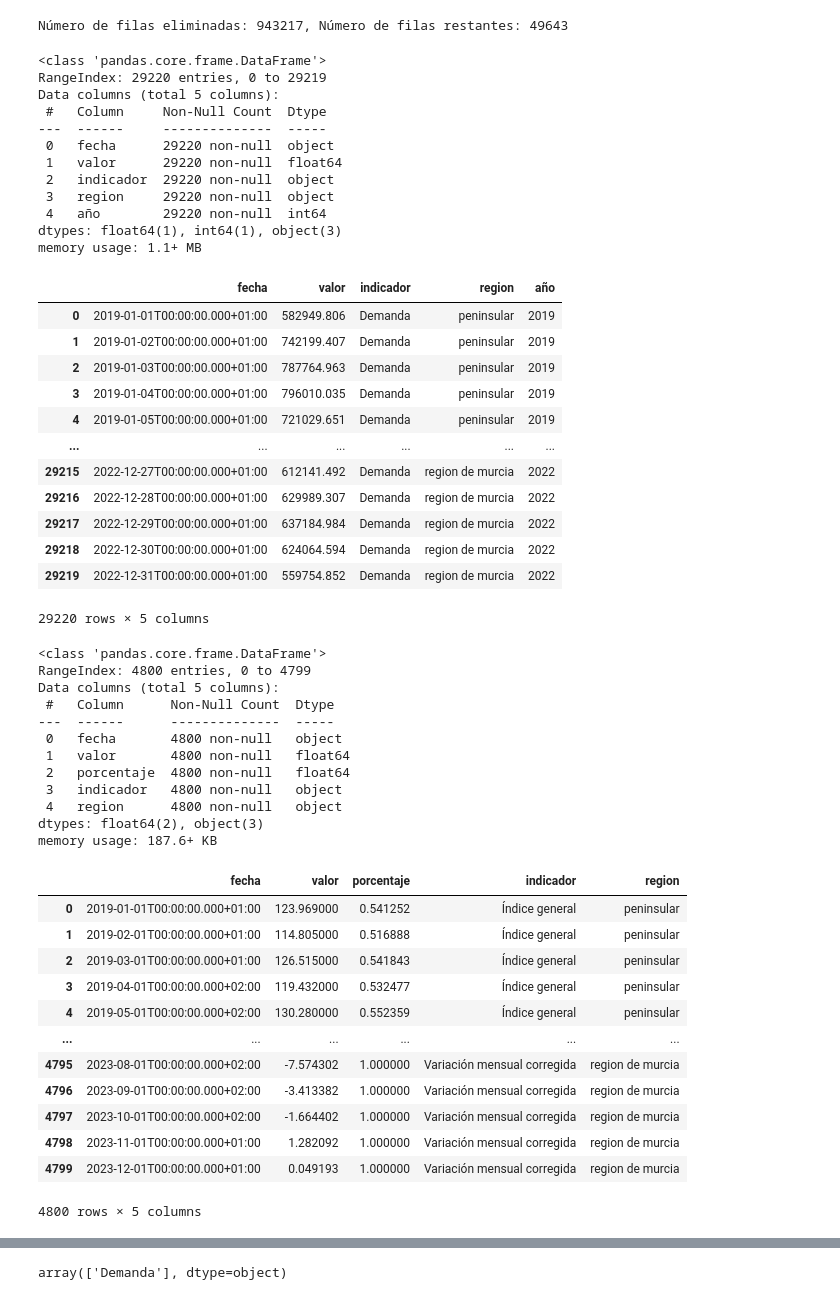
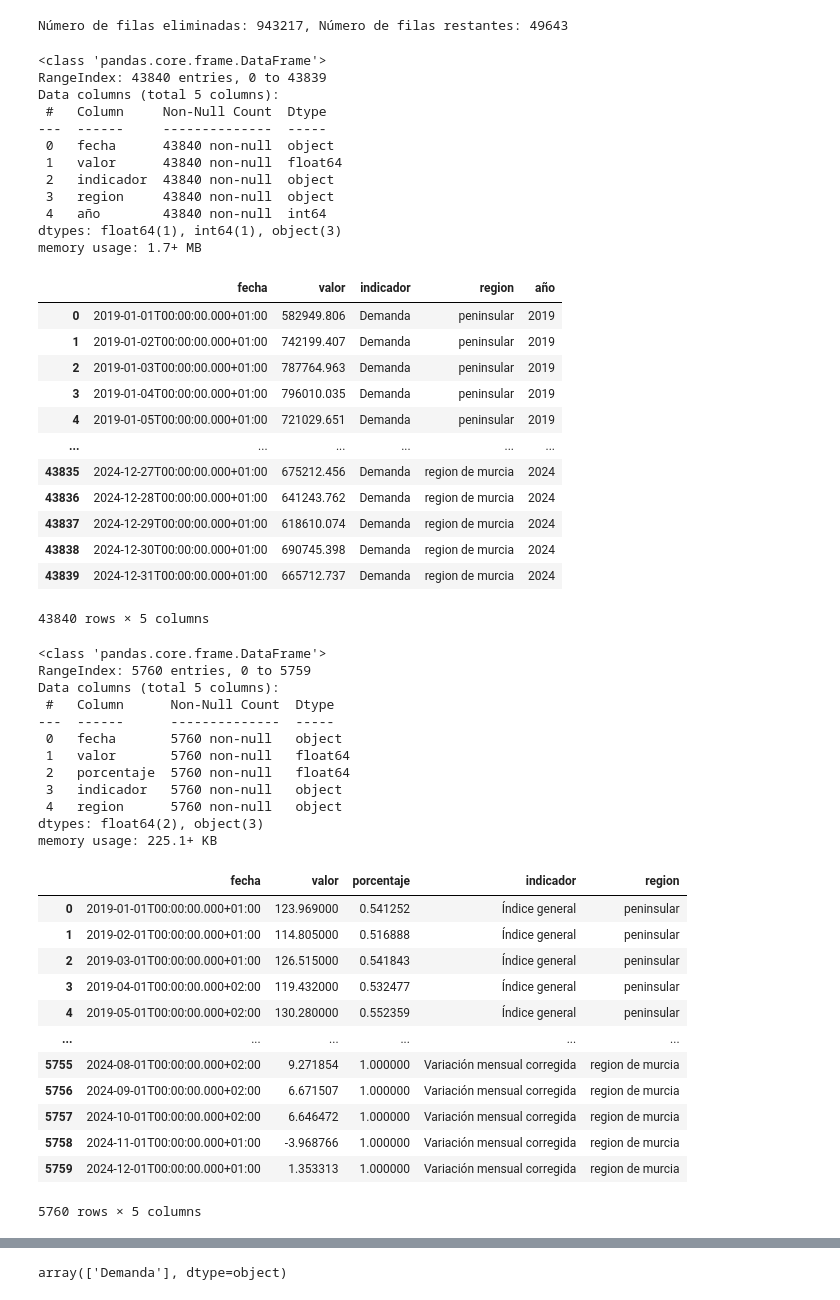
Before and after one commit to Yukiolion/Redes-El-ctricas-Espa-a, a Jupyter notebook: lib/notebooks/02_Preprocesado.ipynb, the cells around one changed output, grey strips where cells are left out. Drawn from its saved outputs; the diff is of its cells as text; code cells hidden in the pictures.

```diff
--- a/lib/notebooks/02_Preprocesado.ipynb
+++ b/lib/notebooks/02_Preprocesado.ipynb
@@ -116,52 +116,52 @@ df_balance_sin_duplicados.to_csv('balance-electrico-limpio.csv', index=False)
 # %%
 ### CARPETA DEMANDA:
 
-df1_demanda = pd.read_csv('demanda-evolucion.csv')
+df1_demanda = pd.read_csv('../data/sinprocesar/demanda/demanda-evolucion.csv')
 df1_demanda.info()
 df1_demanda
 # %% [output]
 <class 'pandas.core.frame.DataFrame'>
-RangeIndex: 29220 entries, 0 to 29219
+RangeIndex: 43840 entries, 0 to 43839
 Data columns (total 5 columns):
  #   Column     Non-Null Count  Dtype
 ---  ------     --------------  -----
- 0   fecha      29220 non-null  object
- 1   valor      29220 non-null  float64
- 2   indicador  29220 non-null  object
- 3   region     29220 non-null  object
- 4   año        29220 non-null  int64
+ 0   fecha      43840 non-null  object
+ 1   valor      43840 non-null  float64
+ 2   indicador  43840 non-null  object
+ 3   region     43840 non-null  object
+ 4   año        43840 non-null  int64
 dtypes: float64(1), int64(1), object(3)
-memory usage: 1.1+ MB
+memory usage: 1.7+ MB
 |  | fecha | valor | indicador | region | año |
 | 0 | 2019-01-01T00:00:00.000+01:00 | 582949.806 | Demanda | peninsular | 2019 |
 | 1 | 2019-01-02T00:00:00.000+01:00 | 742199.407 | Demanda | peninsular | 2019 |
 | 2 | 2019-01-03T00:00:00.000+01:00 | 787764.963 | Demanda | peninsular | 2019 |
 | 3 | 2019-01-04T00:00:00.000+01:00 | 796010.035 | Demanda | peninsular | 2019 |
 | 4 | 2019-01-05T00:00:00.000+01:00 | 721029.651 | Demanda | peninsular | 2019 |
 | ... | ... | ... | ... | ... | ... |
-| 29215 | 2022-12-27T00:00:00.000+01:00 | 612141.492 | Demanda | region de murcia | 2022 |
-| 29216 | 2022-12-28T00:00:00.000+01:00 | 629989.307 | Demanda | region de murcia | 2022 |
-| 29217 | 2022-12-29T00:00:00.000+01:00 | 637184.984 | Demanda | region de murcia | 2022 |
-| 29218 | 2022-12-30T00:00:00.000+01:00 | 624064.594 | Demanda | region de murcia | 2022 |
-| 29219 | 2022-12-31T00:00:00.000+01:00 | 559754.852 | Demanda | region de murcia | 2022 |
+| 43835 | 2024-12-27T00:00:00.000+01:00 | 675212.456 | Demanda | region de murcia | 2024 |
+| 43836 | 2024-12-28T00:00:00.000+01:00 | 641243.762 | Demanda | region de murcia | 2024 |
+| 43837 | 2024-12-29T00:00:00.000+01:00 | 618610.074 | Demanda | region de murcia | 2024 |
+| 43838 | 2024-12-30T00:00:00.000+01:00 | 690745.398 | Demanda | region de murcia | 2024 |
+| 43839 | 2024-12-31T00:00:00.000+01:00 | 665712.737 | Demanda | region de murcia | 2024 |
-29220 rows × 5 columns
+43840 rows × 5 columns
 # %%
-df2_demanda = pd.read_csv('ire-general.csv')
+df2_demanda = pd.read_csv('../data/sinprocesar/demanda/ire-general.csv')
 df2_demanda.info()
 df2_demanda
 # %% [output]
 <class 'pandas.core.frame.DataFrame'>
-RangeIndex: 4800 entries, 0 to 4799
+RangeIndex: 5760 entries, 0 to 5759
 Data columns (total 5 columns):
  #   Column      Non-Null Count  Dtype
 ---  ------      --------------  -----
- 0   fecha       4800 non-null   object
- 1   valor       4800 non-null   float64
- 2   porcentaje  4800 non-null   float64
- 3   indicador   4800 non-null   object
- 4   region      4800 non-null   object
+ 0   fecha       5760 non-null   object
+ 1   valor       5760 non-null   float64
+ 2   porcentaje  5760 non-null   float64
+ 3   indicador   5760 non-null   object
+ 4   region      5760 non-null   object
 dtypes: float64(2), object(3)
-memory usage: 187.6+ KB
+memory usage: 225.1+ KB
 |  | fecha | valor | porcentaje | indicador | region |
 | 0 | 2019-01-01T00:00:00.000+01:00 | 123.969000 | 0.541252 | Índice general | peninsular |
 | 1 | 2019-02-01T00:00:00.000+01:00 | 114.805000 | 0.516888 | Índice general | peninsular |
@@ -169,10 +169,10 @@ memory usage: 187.6+ KB
 | 3 | 2019-04-01T00:00:00.000+02:00 | 119.432000 | 0.532477 | Índice general | peninsular |
 | 4 | 2019-05-01T00:00:00.000+02:00 | 130.280000 | 0.552359 | Índice general | peninsular |
 | ... | ... | ... | ... | ... | ... |
-| 4795 | 2023-08-01T00:00:00.000+02:00 | -7.574302 | 1.000000 | Variación mensual corregida | region de murcia |
-| 4796 | 2023-09-01T00:00:00.000+02:00 | -3.413382 | 1.000000 | Variación mensual corregida | region de murcia |
-| 4797 | 2023-10-01T00:00:00.000+02:00 | -1.664402 | 1.000000 | Variación mensual corregida | region de murcia |
-| 4798 | 2023-11-01T00:00:00.000+01:00 | 1.282092 | 1.000000 | Variación mensual corregida | region de murcia |
-| 4799 | 2023-12-01T00:00:00.000+01:00 | 0.049193 | 1.000000 | Variación mensual corregida | region de murcia |
+| 5755 | 2024-08-01T00:00:00.000+02:00 | 9.271854 | 1.000000 | Variación mensual corregida | region de murcia |
+| 5756 | 2024-09-01T00:00:00.000+02:00 | 6.671507 | 1.000000 | Variación mensual corregida | region de murcia |
+| 5757 | 2024-10-01T00:00:00.000+02:00 | 6.646472 | 1.000000 | Variación mensual corregida | region de murcia |
+| 5758 | 2024-11-01T00:00:00.000+01:00 | -3.968766 | 1.000000 | Variación mensual corregida | region de murcia |
+| 5759 | 2024-12-01T00:00:00.000+01:00 | 1.353313 | 1.000000 | Variación mensual corregida | region de murcia |
-4800 rows × 5 columns
+5760 rows × 5 columns
 # %%
```
Also changed, not shown: parts of 13 cells of this notebook, 7 other files.
